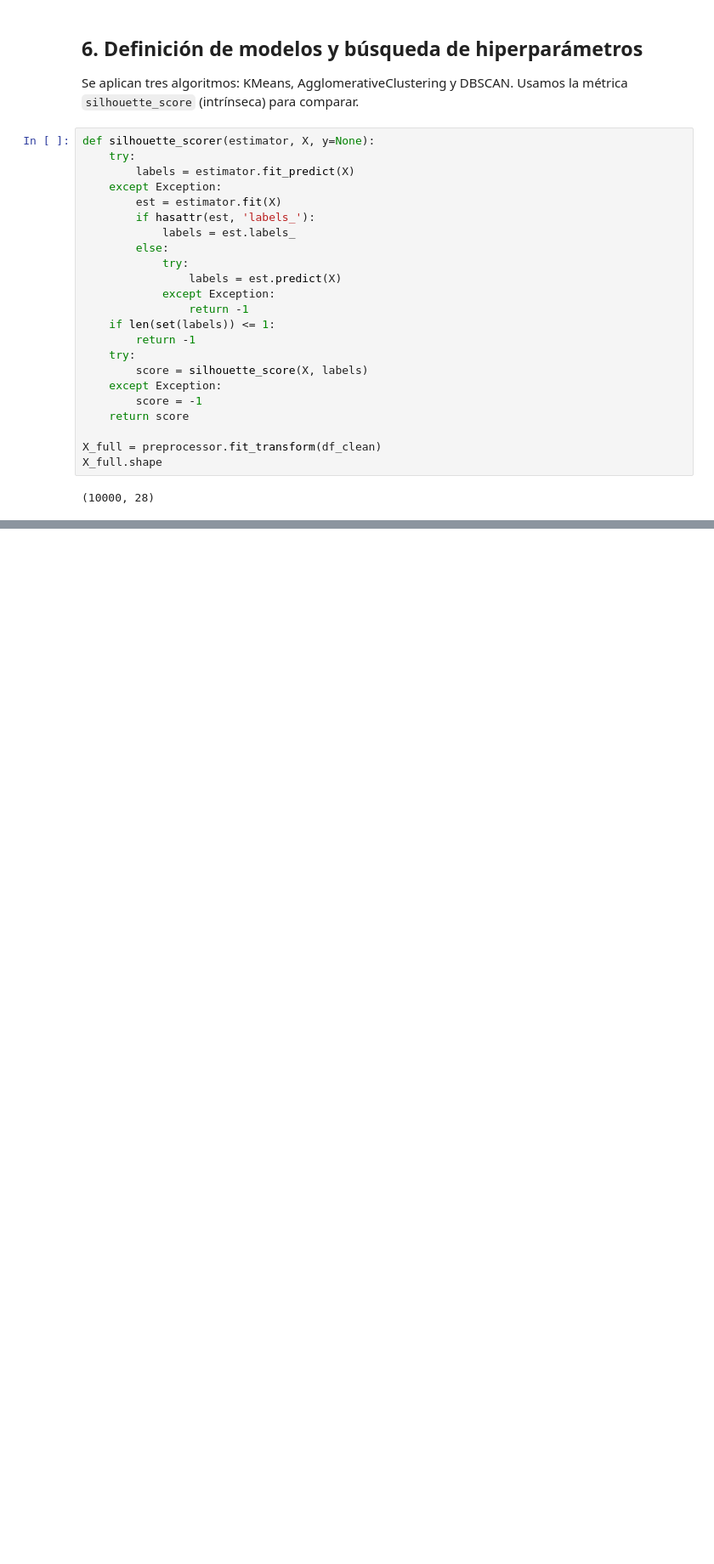
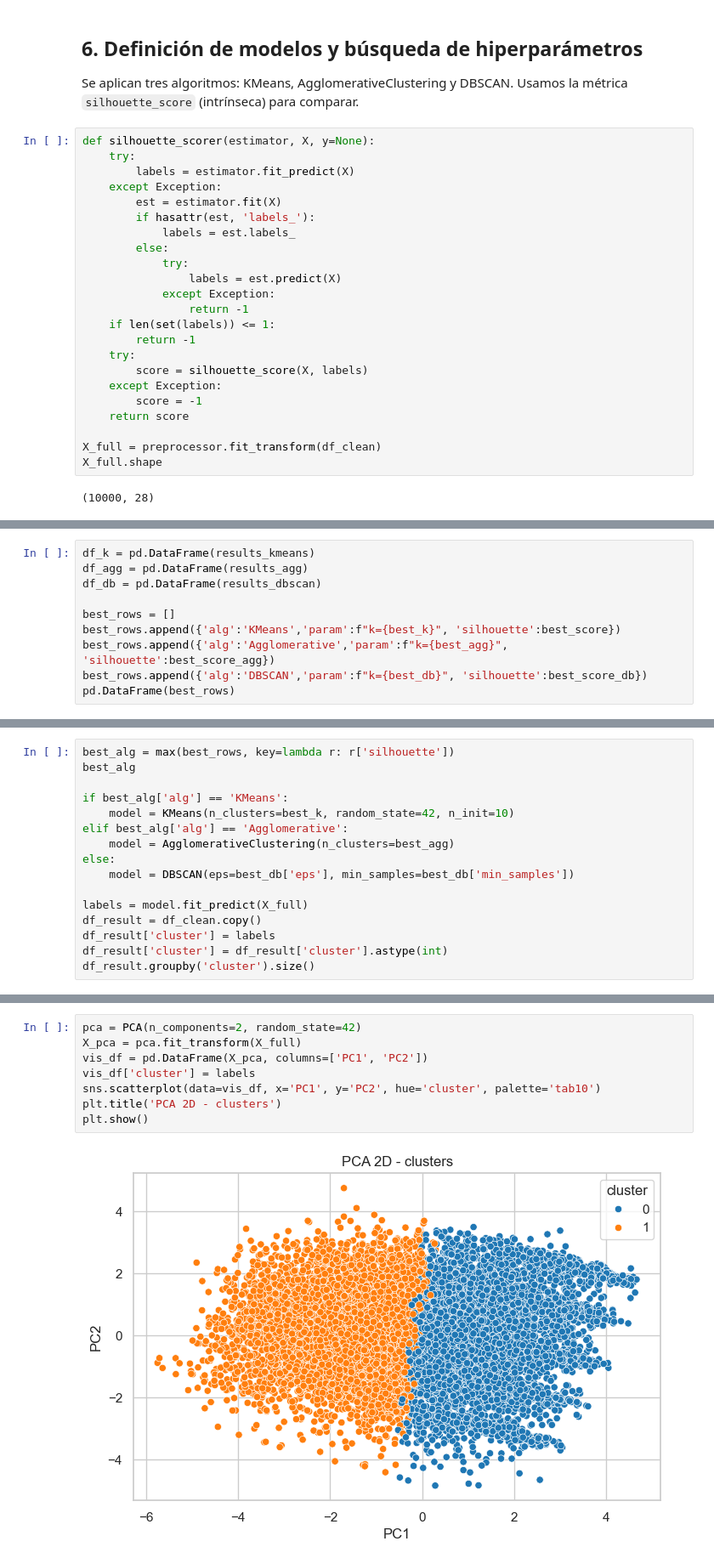
Before and after one commit to Maldinho18/MaterialDeClase-ISIS-2611, a Jupyter notebook: Laboratorios/L4 Tarea de agrupacion/SebastianMaldonado - JuanRoncancio.ipynb, the cells around one changed output, grey strips where cells are left out. Shown at 85% size. Cells and saved outputs as stored; diff of their text form; blank space fills up the shorter version.

```diff
--- a/Laboratorios/L4 Tarea de agrupacion/SebastianMaldonado - JuanRoncancio.ipynb
+++ b/Laboratorios/L4 Tarea de agrupacion/SebastianMaldonado - JuanRoncancio.ipynb
@@ -184,0 +176,10 @@ X_full.shape
+# %%
+df_k = pd.DataFrame(results_kmeans)
+df_agg = pd.DataFrame(results_agg)
+df_db = pd.DataFrame(results_dbscan)
+
+best_rows = []
+best_rows.append({'alg':'KMeans','param':f"k={best_k}", 'silhouette':best_score})
+best_rows.append({'alg':'Agglomerative','param':f"k={best_agg}", 'silhouette':best_score_agg})
+best_rows.append({'alg':'DBSCAN','param':f"k={best_db}", 'silhouette':best_score_db})
+pd.DataFrame(best_rows)
@@ -184,0 +193,16 @@ X_full.shape
+# %%
+best_alg = max(best_rows, key=lambda r: r['silhouette'])
+best_alg
+
+if best_alg['alg'] == 'KMeans':
+    model = KMeans(n_clusters=best_k, random_state=42, n_init=10)
+elif best_alg['alg'] == 'Agglomerative':
+    model = AgglomerativeClustering(n_clusters=best_agg)
+else:
+    model = DBSCAN(eps=best_db['eps'], min_samples=best_db['min_samples'])
+
+labels = model.fit_predict(X_full)
+df_result = df_clean.copy()
+df_result['cluster'] = labels
+df_result['cluster'] = df_result['cluster'].astype(int)
+df_result.groupby('cluster').size()
@@ -184,0 +259,10 @@ X_full.shape
+# %%
+pca = PCA(n_components=2, random_state=42)
+X_pca = pca.fit_transform(X_full)
+vis_df = pd.DataFrame(X_pca, columns=['PC1', 'PC2'])
+vis_df['cluster'] = labels
+sns.scatterplot(data=vis_df, x='PC1', y='PC2', hue='cluster', palette='tab10')
+plt.title('PCA 2D - clusters')
+plt.show()
+# %% [output]
+[figure, added]
```
Also changed, not shown: parts of 30 cells of this notebook, 2 other files.
